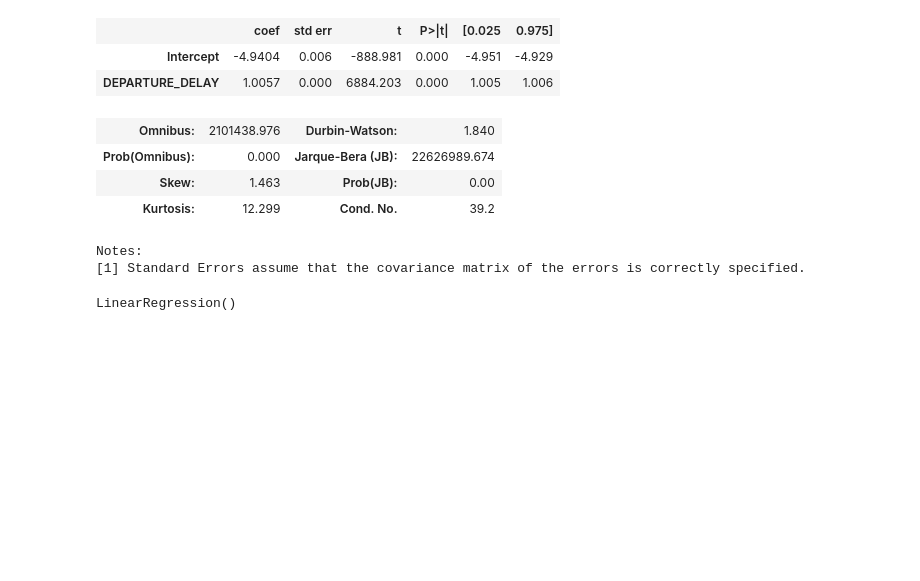
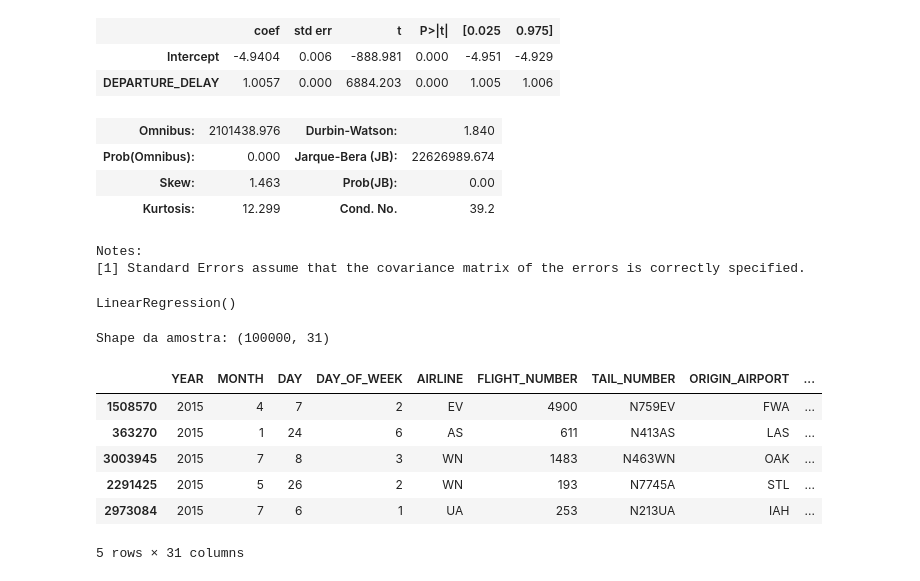
Before and after one commit to JoaoDario632/implementa-o-Segunda-Avaliacao-Girotto, a Jupyter notebook: projeto_modelagem_inicial.ipynb, the cells around one changed output. Drawn from its saved outputs; the diff is of its cells as text; code cells hidden in the pictures; blank space fills up the shorter version.

```diff
--- a/projeto_modelagem_inicial.ipynb
+++ b/projeto_modelagem_inicial.ipynb
@@ -154,3 +184,18 @@ lr_poly = LinearRegression()
 lr_poly.fit(X_poly, y_train)
 # %% [output]
 LinearRegression()
+# %%
+# Amostra de 100.000 linhas para trabalhar
+df_sample = df.sample(100_000, random_state=42).copy()
+print("Shape da amostra:", df_sample.shape)
+
+df_sample.head()
+# %% [output]
+Shape da amostra: (100000, 31)
+|  | YEAR | MONTH | DAY | DAY_OF_WEEK | AIRLINE | FLIGHT_NUMBER | TAIL_NUMBER | ORIGIN_AIRPORT | ... |
+| 1508570 | 2015 | 4 | 7 | 2 | EV | 4900 | N759EV | FWA | ... |
+| 363270 | 2015 | 1 | 24 | 6 | AS | 611 | N413AS | LAS | ... |
+| 3003945 | 2015 | 7 | 8 | 3 | WN | 1483 | N463WN | OAK | ... |
+| 2291425 | 2015 | 5 | 26 | 2 | WN | 193 | N7745A | STL | ... |
+| 2973084 | 2015 | 7 | 6 | 1 | UA | 253 | N213UA | IAH | ... |
+5 rows × 31 columns
```
Also changed, not shown: parts of 14 cells of this notebook.
